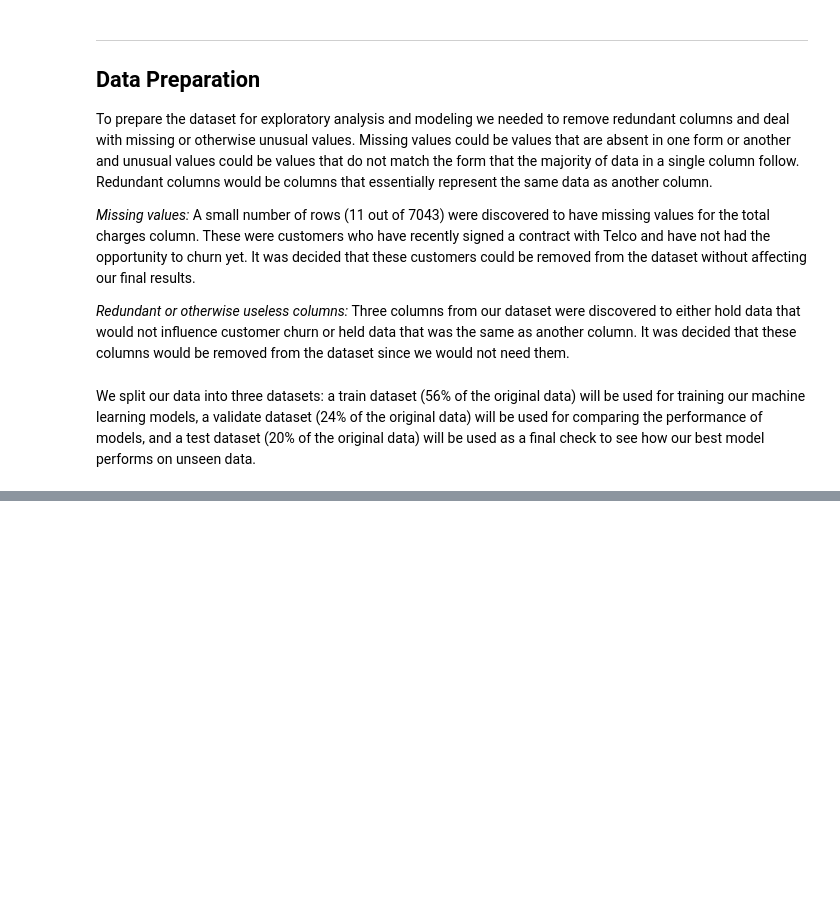
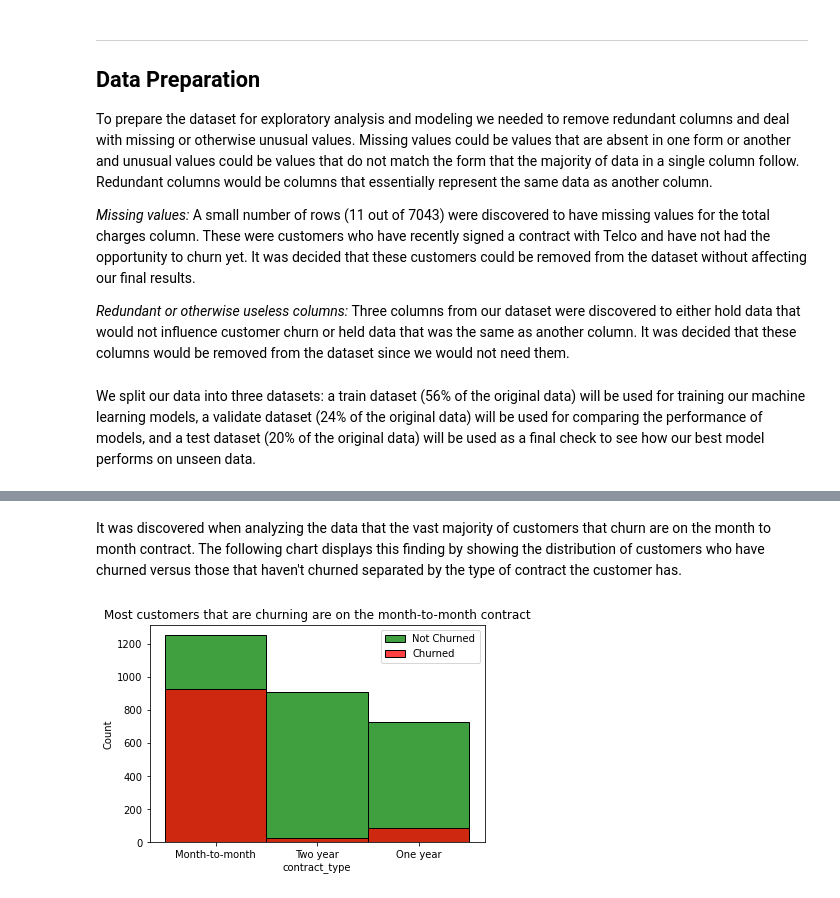
Before and after one commit to alegarcia-dev/telco-classification-project, a Jupyter notebook: Telco_Final_Report.ipynb, the cells around one changed output, grey strips where cells are left out. Drawn from its saved outputs; the diff is of its cells as text; code cells hidden in the pictures; blank space fills up the shorter version.

```diff
--- a/Telco_Final_Report.ipynb
+++ b/Telco_Final_Report.ipynb
@@ -71,0 +95,7 @@ train, validate, test = split_data(telco_customers)
+# %% [markdown]
+It was discovered when analyzing the data that the vast majority of customers that churn are on the month to month contract. The following chart displays this finding by showing the distribution of customers who have churned versus those that haven't churned separated by the type of contract the customer has.
+# %%
+# Here we visualize the distribution of contract types separated by whether or not a customer has churned.
+visualize_churn_rate_versus_contract_type(train)
+# %% [output]
+[figure, added]
```
Also changed, not shown: parts of 12 cells of this notebook, 5 other files.
